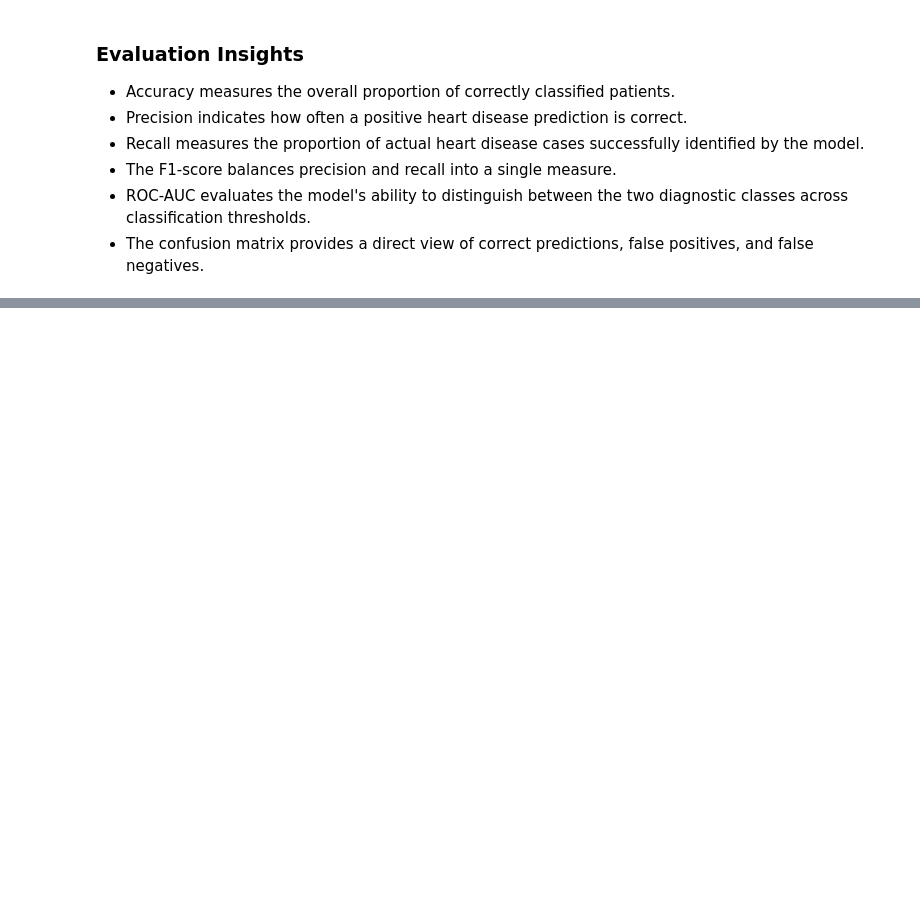
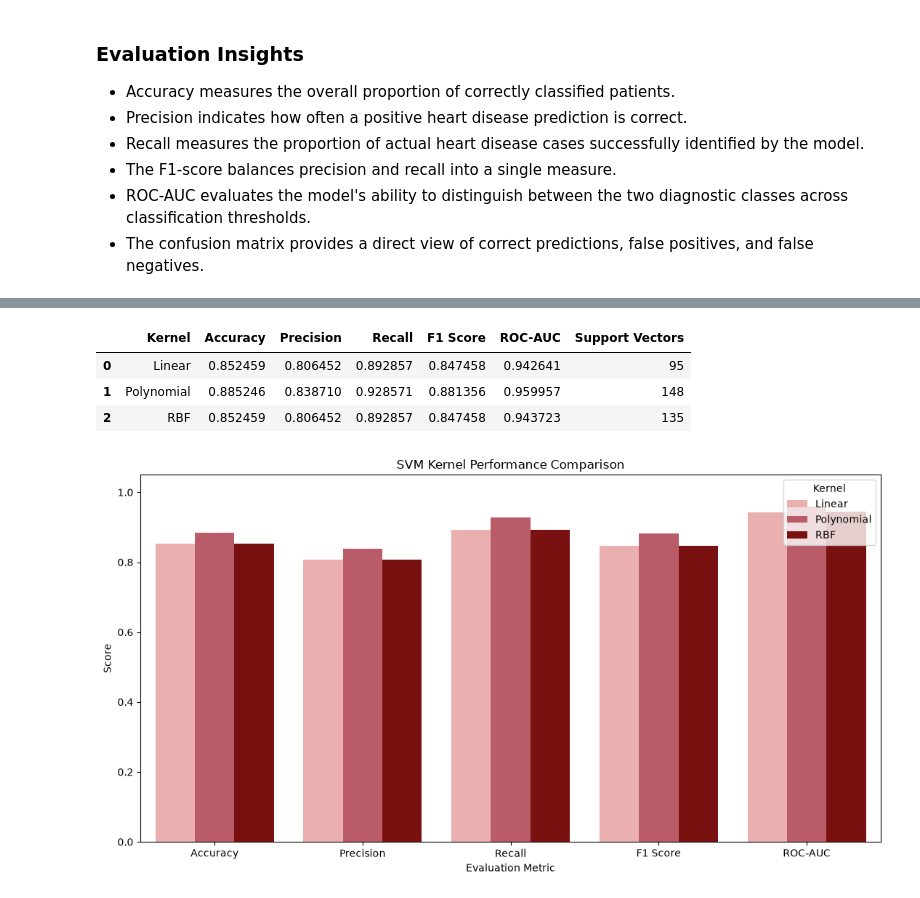
Before and after one commit to Pralishatripathy000/ml-support-vector-machine, a Jupyter notebook: notebook.ipynb, the cells around one changed output, grey strips where cells are left out. Cells and saved outputs as stored; diff of their text form; code cells hidden in the pictures; blank space fills up the shorter version.

Commit message:
Add SVM kernel comparison analysis

```diff
--- a/notebook.ipynb
+++ b/notebook.ipynb
@@ -804,0 +817,35 @@ plt.show()
+# %%
+# Train SVM classifiers using Linear, Polynomial, and RBF kernels
+
+kernel_models = {
+    "Linear": SVC(kernel="linear", C=1.0, probability=True, random_state=42),
+    "Polynomial": SVC(kernel="poly", C=1.0, gamma="scale", probability=True, random_state=42),
+    "RBF": SVC(kernel="rbf", C=1.0, gamma="scale", probability=True, random_state=42)
+}
+
+kernel_results = []
+
+for kernel_name, model in kernel_models.items():
+    model.fit(X_train_scaled, y_train)
+
+    predictions = model.predict(X_test_scaled)
+    probabilities = model.predict_proba(X_test_scaled)[:, 1]
+
+    kernel_results.append({
+        "Kernel": kernel_name,
+        "Accuracy": accuracy_score(y_test, predictions),
+        "Precision": precision_score(y_test, predictions),
+        "Recall": recall_score(y_test, predictions),
+        "F1 Score": f1_score(y_test, predictions),
+        "ROC-AUC": roc_auc_score(y_test, probabilities),
+        "Support Vectors": model.support_vectors_.shape[0]
+    })
+
+kernel_comparison = pd.DataFrame(kernel_results)
+
+kernel_comparison
+# %% [output]
+|  | Kernel | Accuracy | Precision | Recall | F1 Score | ROC-AUC | Support Vectors |
+| 0 | Linear | 0.852459 | 0.806452 | 0.892857 | 0.847458 | 0.942641 | 95 |
+| 1 | Polynomial | 0.885246 | 0.838710 | 0.928571 | 0.881356 | 0.959957 | 148 |
+| 2 | RBF | 0.852459 | 0.806452 | 0.892857 | 0.847458 | 0.943723 | 135 |
@@ -804,0 +859,31 @@ plt.show()
+# %%
+# Compare classification performance across the three SVM kernels
+
+kernel_plot = kernel_comparison.melt(
+    id_vars=["Kernel"],
+    value_vars=["Accuracy", "Precision", "Recall", "F1 Score", "ROC-AUC"],
+    var_name="Metric",
+    value_name="Score"
+)
+
+plt.figure(figsize=(11, 6))
+
+sns.barplot(
+    data=kernel_plot,
+    x="Metric",
+    y="Score",
+    hue="Kernel",
+    palette=["#F4A6A6", "#C94C5C", "#8B0000"]
+)
+
+plt.ylim(0, 1.05)
+plt.title("SVM Kernel Performance Comparison")
+plt.xlabel("Evaluation Metric")
+plt.ylabel("Score")
+plt.legend(title="Kernel")
+
+plt.tight_layout()
+plt.savefig("outputs/figures/kernel_comparison.png", dpi=300)
+plt.show()
+# %% [output]
+[figure, added]
```
Also changed, not shown: parts of 4 cells of this notebook, 3 other files.
